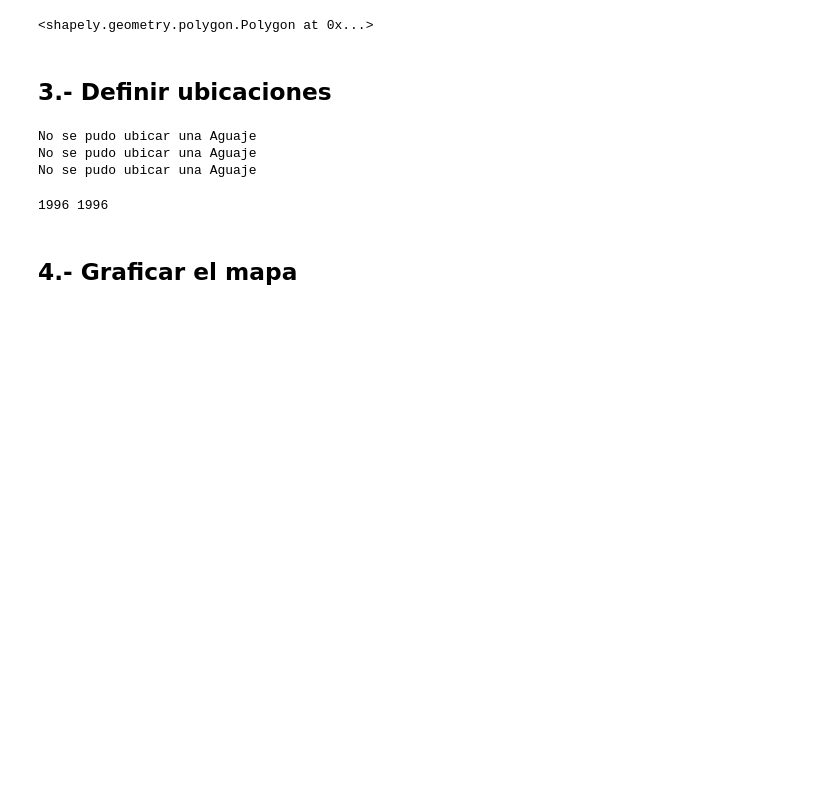
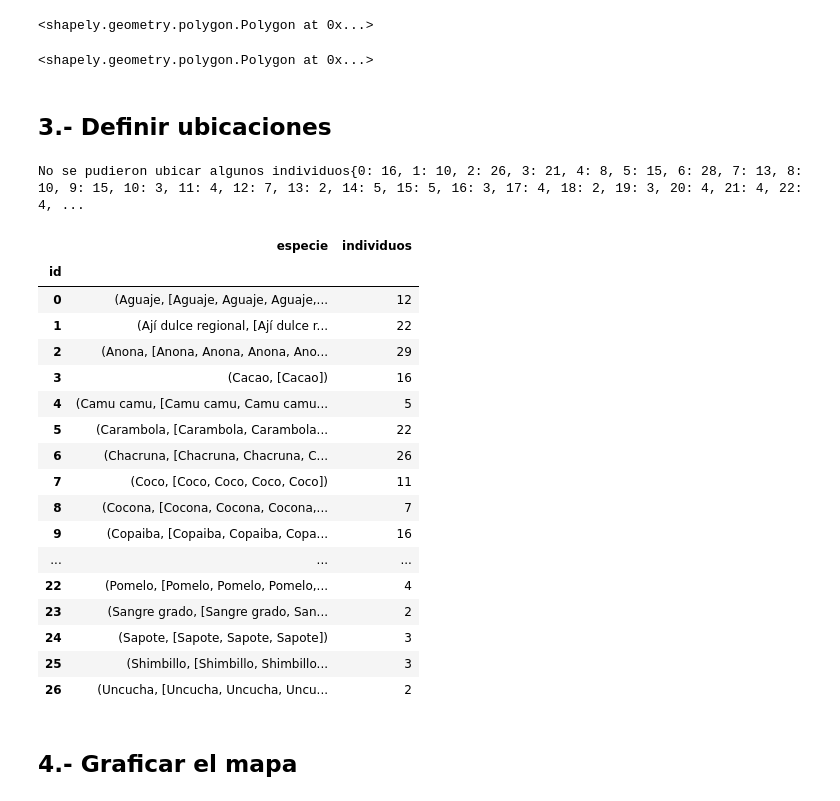
Before and after one commit to icarito/arbio-diagram, a Jupyter notebook: diagrama.ipynb, the cells around one changed output. Cells and saved outputs as stored; diff of their text form; code cells hidden in the pictures; blank space fills up the shorter version.

```diff
--- a/diagrama.ipynb
+++ b/diagrama.ipynb
@@ -93,3 +87,12 @@ lindero_x, lindero_y = chacra.exterior.xy
+# %%
+chacra2 = geometry.Polygon([ [0,0],
+                            [0, 55],
+                            [92, 54],
+                            [92,0],
+                          ])
+chacra2
+# %% [output]
+<shapely.geometry.polygon.Polygon at 0x...>
 # %% [markdown]
 ## 3.- Definir ubicaciones
 # %%
@@ -159,14 +172,30 @@ class Poblacion:
 # %%
 # Demora bastante
-pob = Poblacion(chacra, especies)
+pob = Poblacion(chacra2, especies_frutal, intentos=1000)
 # %% [output]
-No se pudo ubicar una Aguaje
-No se pudo ubicar una Aguaje
-No se pudo ubicar una Aguaje
+No se pudieron ubicar algunos individuos{0: 16, 1: 10, 2: 26, 3: 21, 4: 8, 5: 15, 6: 28, 7: 13, 8: 10, 9: 15, 10: 3, 11: 4, 12: 7, 13: 2, 14: 5, 15: 5, 16: 3, 17: 4, 18: 2, 19: 3, 20: 4, 21: 4, 22: 4, ...
-# %%
-print (especies.cantidad.sum(axis=0), len(pob.individuos))
-# %% [output]
-1996 1996
+# %%
+pd.DataFrame({'especie':pob.inubicables.groupby('Nombre')['Nombre'],
+              'individuos':pob.inubicables.groupby('id').size()})
+# %% [output]
+|  | especie | individuos |
+| id |  |  |
+| 0 | (Aguaje, [Aguaje, Aguaje, Aguaje,... | 12 |
+| 1 | (Ají dulce regional, [Ají dulce r... | 22 |
+| 2 | (Anona, [Anona, Anona, Anona, Ano... | 29 |
+| 3 | (Cacao, [Cacao]) | 16 |
+| 4 | (Camu camu, [Camu camu, Camu camu... | 5 |
+| 5 | (Carambola, [Carambola, Carambola... | 22 |
+| 6 | (Chacruna, [Chacruna, Chacruna, C... | 26 |
+| 7 | (Coco, [Coco, Coco, Coco, Coco]) | 11 |
+| 8 | (Cocona, [Cocona, Cocona, Cocona,... | 7 |
+| 9 | (Copaiba, [Copaiba, Copaiba, Copa... | 16 |
+| ... | ... | ... |
+| 22 | (Pomelo, [Pomelo, Pomelo, Pomelo,... | 4 |
+| 23 | (Sangre grado, [Sangre grado, San... | 2 |
+| 24 | (Sapote, [Sapote, Sapote, Sapote]) | 3 |
+| 25 | (Shimbillo, [Shimbillo, Shimbillo... | 3 |
+| 26 | (Uncucha, [Uncucha, Uncucha, Uncu... | 2 |
 # %% [markdown]
 ## 4.- Graficar el mapa
 # %% [markdown]
```
Also changed, not shown: parts of 15 cells of this notebook, 1 other file.
